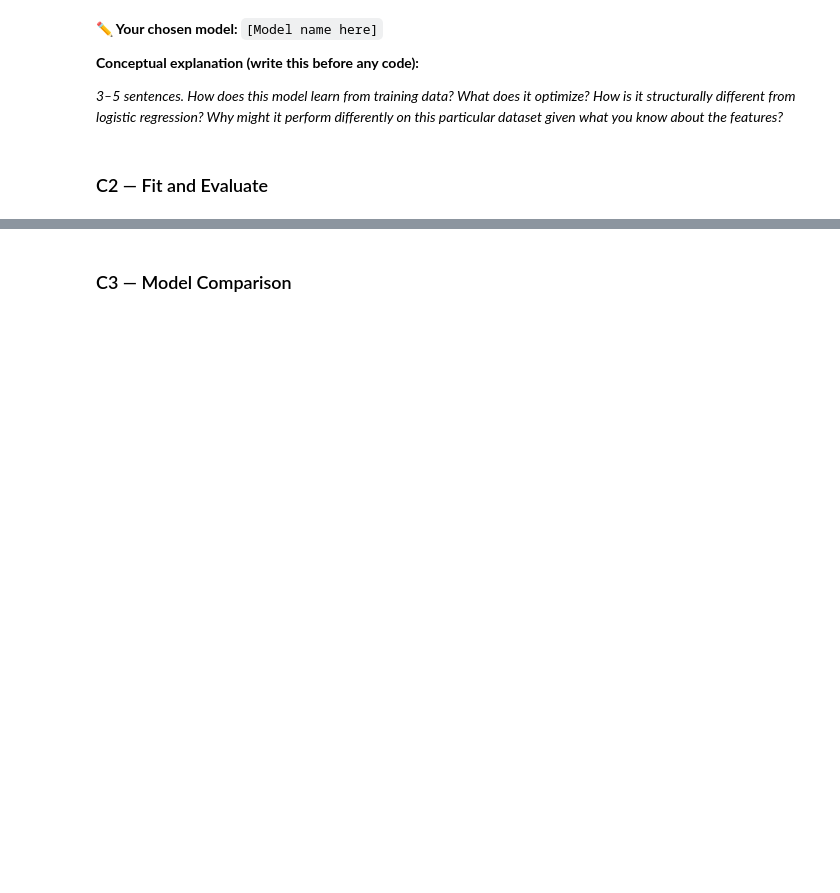
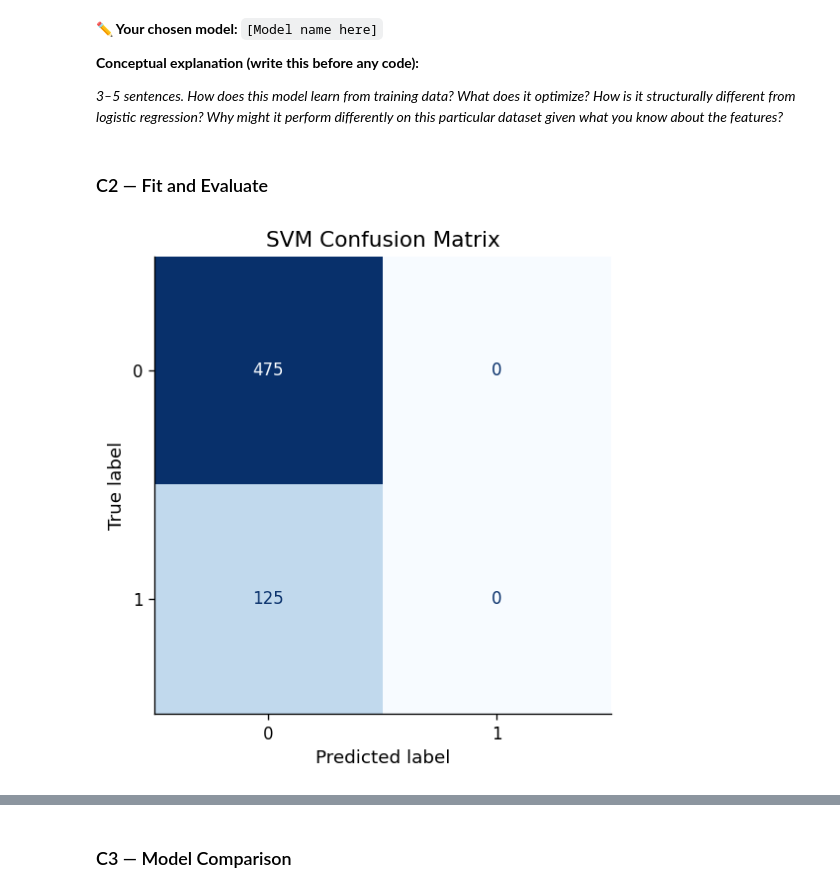
Before and after one commit to zlwym/IAT461_Assignment02, a Jupyter notebook: iat461_a2_scaffold_empty.ipynb, the cells around one changed output, grey strips where cells are left out. Cells and saved outputs as stored; diff of their text form; code cells hidden in the pictures; blank space fills up the shorter version.

```diff
--- a/iat461_a2_scaffold_empty.ipynb
+++ b/iat461_a2_scaffold_empty.ipynb
@@ -1057,14 +1057,19 @@ Available options: Decision Tree, Random Forest, Gradient Boosting, XGBoost, Lig
 # from sklearn.tree import DecisionTreeClassifier
 # from sklearn.neighbors import KNeighborsClassifier
 # from sklearn.naive_bayes import GaussianNB
-# from sklearn.svm import SVC
+from sklearn.svm import SVC
 # from sklearn.discriminant_analysis import LinearDiscriminantAnalysis
 # from sklearn.ensemble import GradientBoostingClassifier, AdaBoostClassifier
 # from xgboost import XGBClassifier  # pip install xgboost
 # from lightgbm import LGBMClassifier  # pip install lightgbm
 
 # Fit with default hyperparameters
-# clf_c = YourModel(random_state=42)   # add random_state if supported
-# clf_c.fit(X_train, y_train)
-# y_pred_c = clf_c.predict(X_test)
-# y_prob_c = clf_c.predict_proba(X_test)[:, 1]  # omit if model has no predict_proba (e.g. SVM)
+clf_c = SVC(probability = True, random_state=42)   # add random_state if supported
+#probability must be True
+
+#training
+clf_c.fit(X_train, y_train)
+
+#predictions
+y_pred_c = clf_c.predict(X_test)
+y_prob_c = clf_c.predict_proba(X_test)[:, 1]  # omit if model has no predict_proba (e.g. SVM)
@@ -1074,3 +1076,23 @@ Available options: Decision Tree, Random Forest, Gradient Boosting, XGBoost, Lig
+# %%
+# YOUR CODE HERE
+# Confusion matrix
+
+cm_c = confusion_matrix(y_test, y_pred_c)
+
+fig, ax = plt.subplots(figsize=(5, 5))
+
+disp = ConfusionMatrixDisplay(
+    confusion_matrix=cm_c,
+    display_labels=clf_c.classes_
+)
+
+disp.plot(ax=ax, cmap='Blues', colorbar=False)
+
+ax.set_title("SVM Confusion Matrix")
+
+plt.show()
+# %% [output]
+[figure, added]
 # %%
 # YOUR CODE HERE
 # Classification report + ROC-AUC
```
Also changed, not shown: parts of 7 cells of this notebook.
